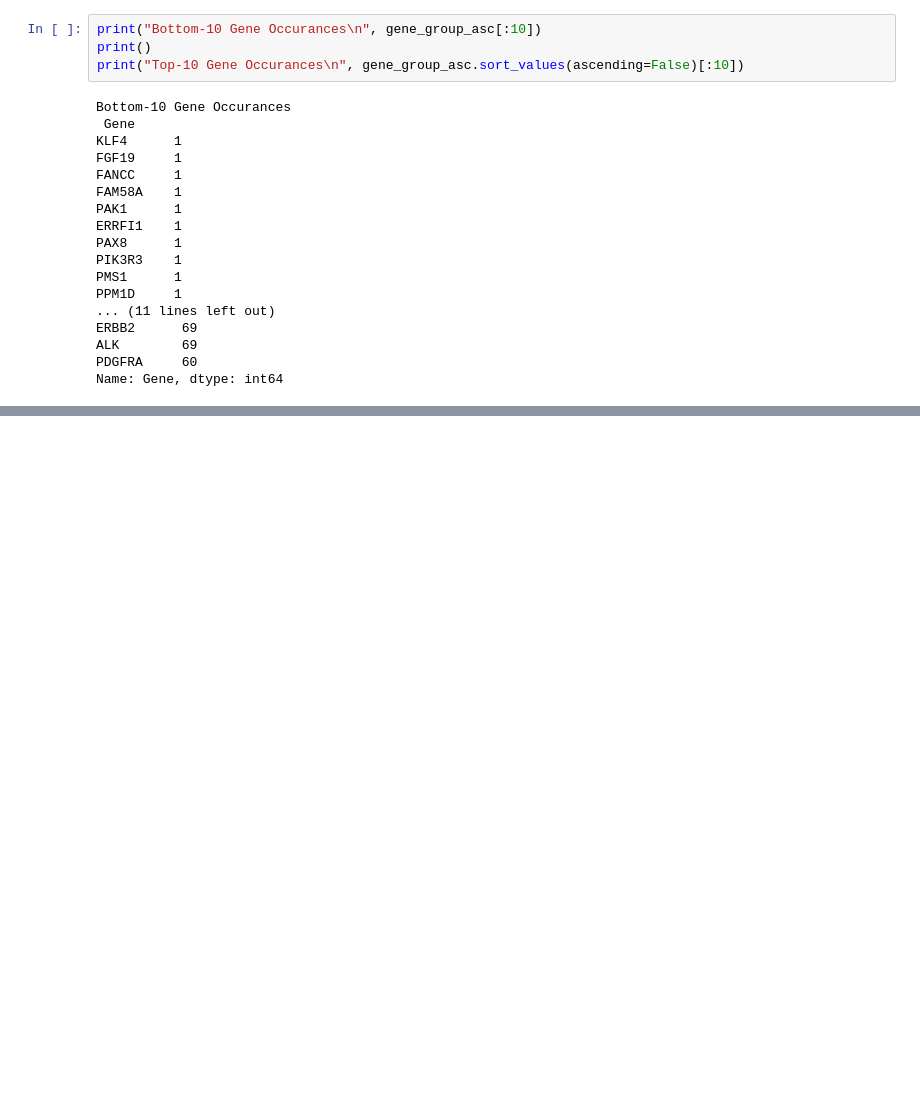
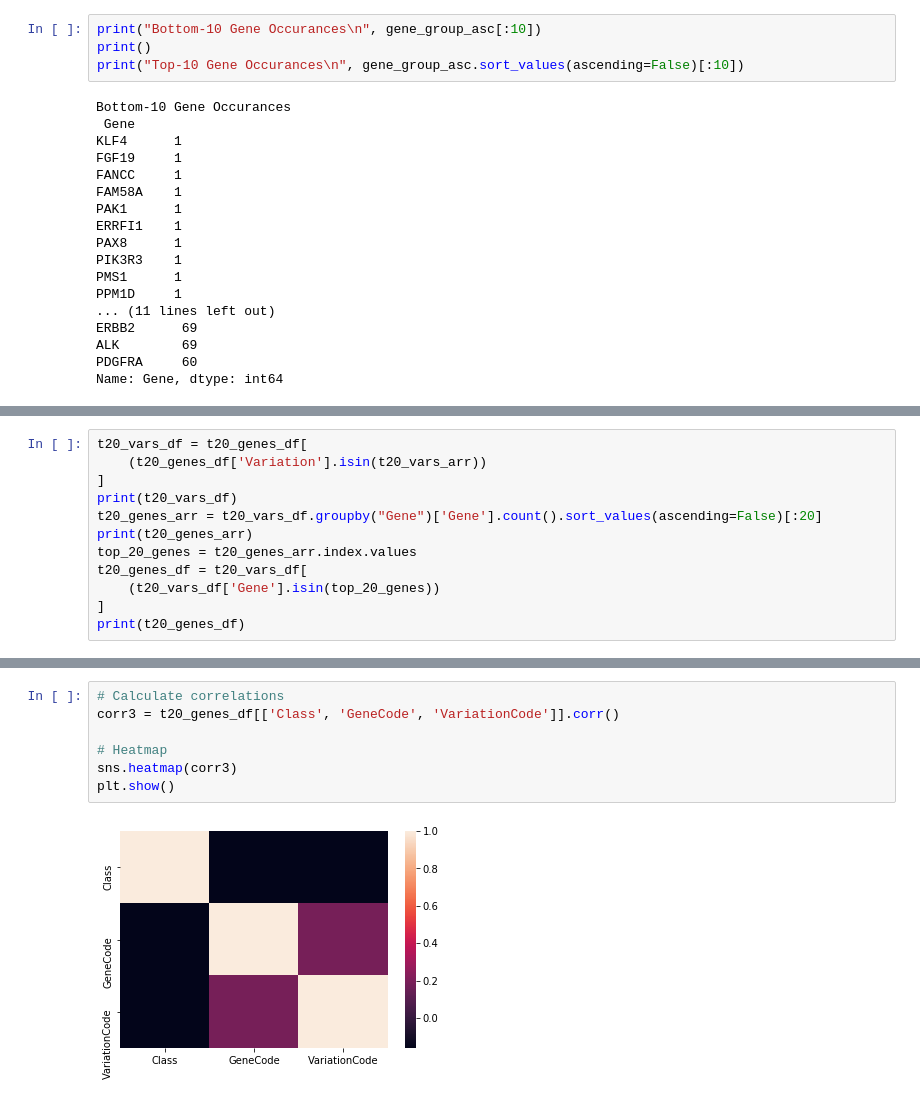
Before and after one commit to lriverawong/personalized-medicine-data-analysis, a Jupyter notebook: personalized-medicine-eda.ipynb, the cells around one changed output, grey strips where cells are left out. Drawn from its saved outputs; the diff is of its cells as text; blank space fills up the shorter version.

```diff
--- a/personalized-medicine-eda.ipynb
+++ b/personalized-medicine-eda.ipynb
@@ -159,0 +259,12 @@ for i in range(3):
+# %%
+t20_vars_df = t20_genes_df[
+    (t20_genes_df['Variation'].isin(t20_vars_arr))
+]
+print(t20_vars_df)
+t20_genes_arr = t20_vars_df.groupby("Gene")['Gene'].count().sort_values(ascending=False)[:20]
+print(t20_genes_arr)
+top_20_genes = t20_genes_arr.index.values
+t20_genes_df = t20_vars_df[
+    (t20_vars_df['Gene'].isin(top_20_genes))
+]
+print(t20_genes_df)
@@ -159,0 +289,9 @@ for i in range(3):
+# %%
+# Calculate correlations
+corr3 = t20_genes_df[['Class', 'GeneCode', 'VariationCode']].corr()
+
+# Heatmap
+sns.heatmap(corr3)
+plt.show()
+# %% [output]
+[figure, added]
```
Also changed, not shown: parts of 30 cells of this notebook, 2 other files.
